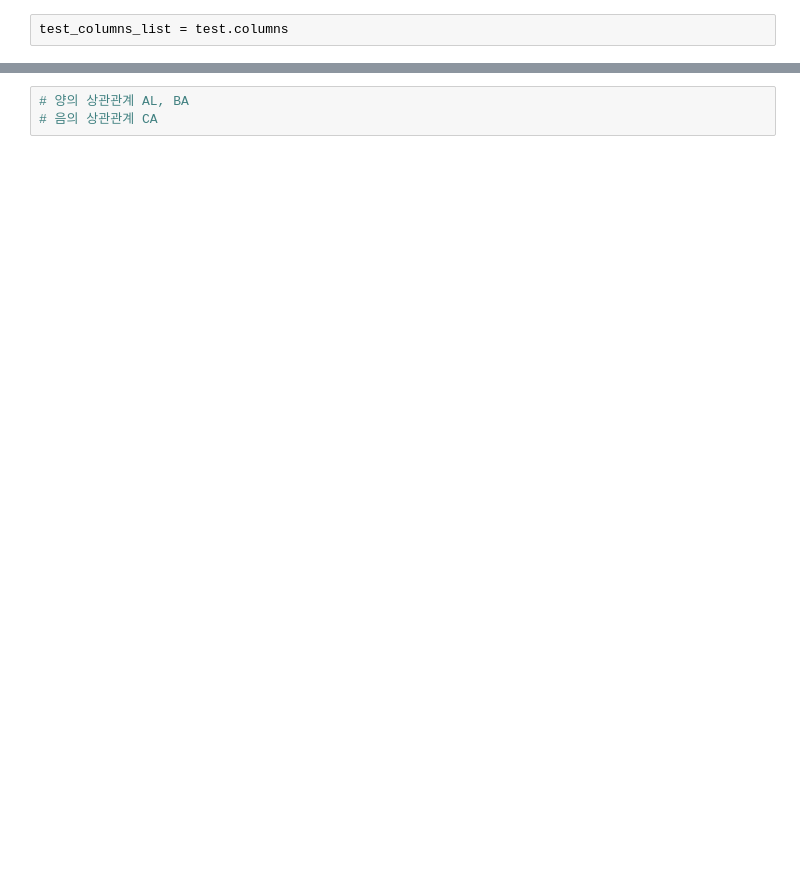
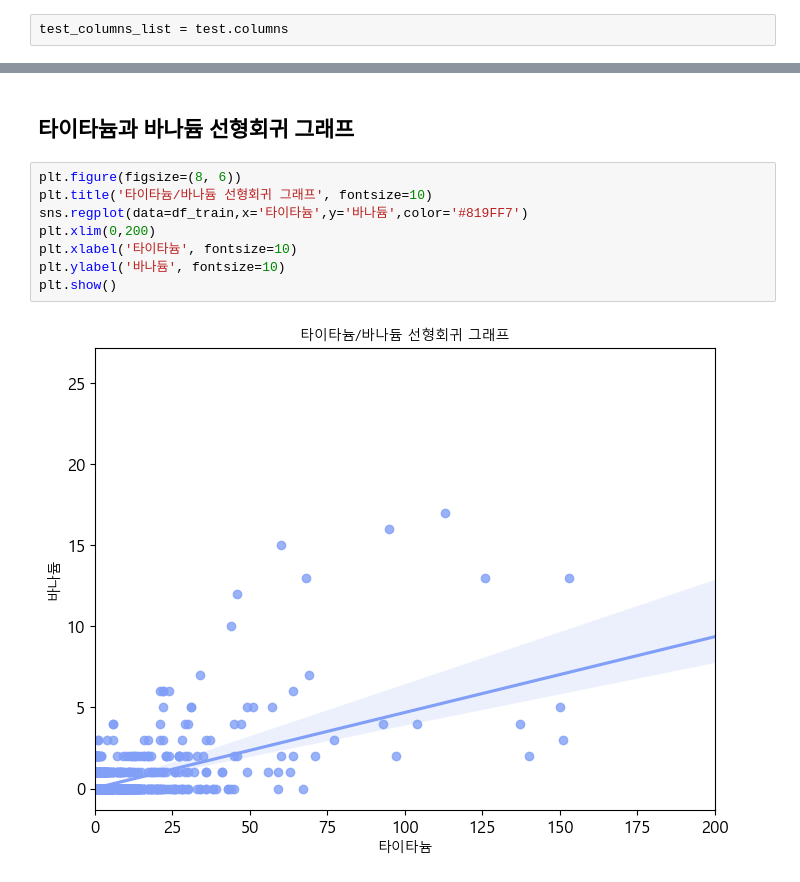
Before and after one commit to YoonJiHwan98/Sejoing_Univ_3-2, a Jupyter notebook: construct_Oil/data_EDA.ipynb, the cells around one changed output, grey strips where cells are left out. Cells and saved outputs as stored; diff of their text form; blank space fills up the shorter version.

```diff
--- a/construct_Oil/data_EDA.ipynb
+++ b/construct_Oil/data_EDA.ipynb
@@ -137,3 +115,12 @@ Name: Y_LABEL, dtype: float64
-# %%
-# 양의 상관관계 AL, BA
-# 음의 상관관계 CA
+# %% [markdown]
+## 타이타늄과 바나듐 선형회귀 그래프
+# %%
+plt.figure(figsize=(8, 6))
+plt.title('타이타늄/바나듐 선형회귀 그래프', fontsize=10)
+sns.regplot(data=df_train,x='타이타늄',y='바나듐',color='#819FF7')
+plt.xlim(0,200)
+plt.xlabel('타이타늄', fontsize=10)
+plt.ylabel('바나듐', fontsize=10)
+plt.show()
+# %% [output]
+[figure, added]
```
Also changed, not shown: parts of 45 cells of this notebook, 2 other files.
